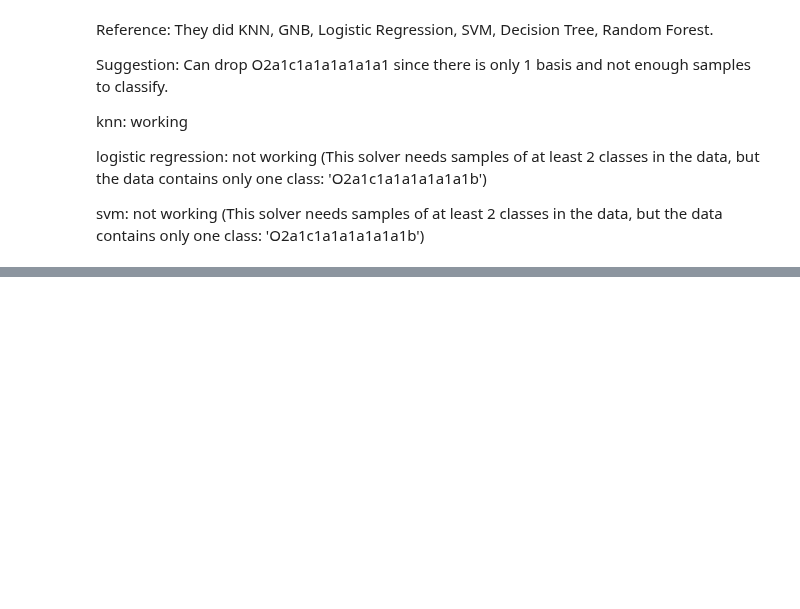
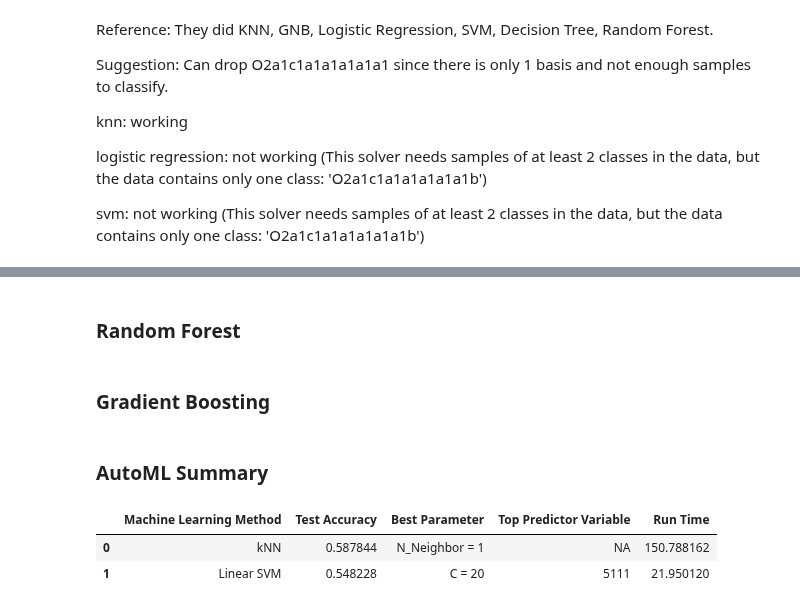
Before and after one commit to kibindy/LT8_final_project, a Jupyter notebook: Working Notebook.ipynb, the cells around one changed output, grey strips where cells are left out. Drawn from its saved outputs; the diff is of its cells as text; code cells hidden in the pictures; blank space fills up the shorter version.

```diff
--- a/Working Notebook.ipynb
+++ b/Working Notebook.ipynb
@@ -825,0 +877,6 @@ svm: not working (This solver needs samples of at least 2 classes in the data, b
+# %%
+X = df.iloc[:, 6:]
+y = df.iloc[:, 0]
+
+knn_df = train_knn(X,y)
+print(knn_df)
@@ -825,0 +941,6 @@ svm: not working (This solver needs samples of at least 2 classes in the data, b
+# %%
+X = df.iloc[:, 6:]
+y = df.iloc[:, 0]
+
+svm_df = train_svm(X, y)
+print(svm_df)
@@ -825,0 +1073,2 @@ svm: not working (This solver needs samples of at least 2 classes in the data, b
+# %% [markdown]
+### Random Forest
@@ -825,0 +1081,2 @@ svm: not working (This solver needs samples of at least 2 classes in the data, b
+# %% [markdown]
+### Gradient Boosting
@@ -825,0 +1142,14 @@ svm: not working (This solver needs samples of at least 2 classes in the data, b
+# %% [markdown]
+### AutoML Summary
+# %%
+automl_df = pd.DataFrame(columns=['Machine Learning Method', 'Test Accuracy', 'Best Parameter', 'Top Predictor Variable', 'Run Time'])
+automl_df = automl_df.drop(columns='Top Predictor Variable')
+
+automl_df.loc[0] = knn_df
+automl_df.loc[1] = svm_df
+
+automl_df
+# %% [output]
+|  | Machine Learning Method | Test Accuracy | Best Parameter | Top Predictor Variable | Run Time |
+| 0 | kNN | 0.587844 | N_Neighbor = 1 | NA | 150.788162 |
+| 1 | Linear SVM | 0.548228 | C = 20 | 5111 | 21.950120 |
```
Also changed, not shown: parts of 19 cells of this notebook.
